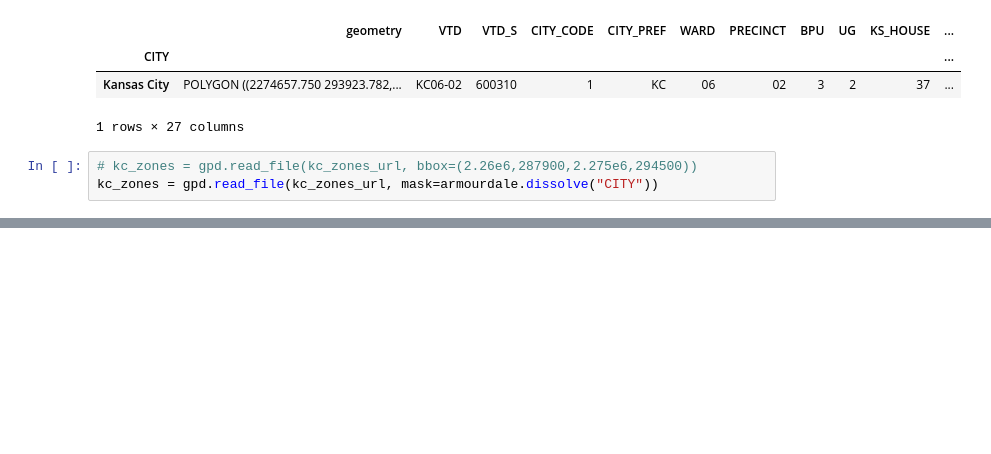
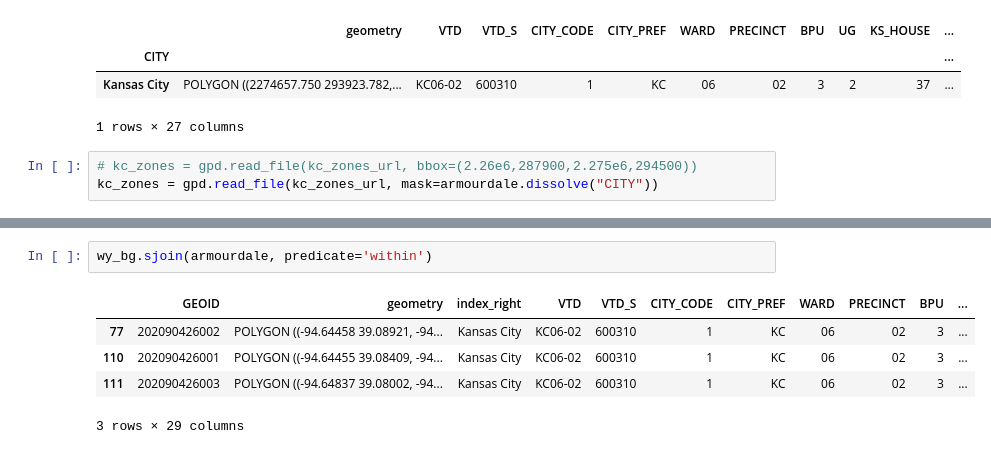
Before and after one commit to ucsusa/2024-kansas-city-analysis, a Jupyter notebook: notebooks/gis_notebooks/kc-zoning.ipynb, the cells around one changed output, grey strips where cells are left out. Cells and saved outputs as stored; diff of their text form; blank space fills up the shorter version.

```diff
--- a/notebooks/gis_notebooks/kc-zoning.ipynb
+++ b/notebooks/gis_notebooks/kc-zoning.ipynb
@@ -62,2 +72,10 @@ ax.set_axis_off()
+# %%
+wy_bg.sjoin(armourdale, predicate='within')
+# %% [output]
+|  | GEOID | geometry | index_right | VTD | VTD_S | CITY_CODE | CITY_PREF | WARD | PRECINCT | BPU | ... |
+| 77 | 202090426002 | POLYGON ((-94.64458 39.08921, -94... | Kansas City | KC06-02 | 600310 | 1 | KC | 06 | 02 | 3 | ... |
+| 110 | 202090426001 | POLYGON ((-94.64455 39.08409, -94... | Kansas City | KC06-02 | 600310 | 1 | KC | 06 | 02 | 3 | ... |
+| 111 | 202090426003 | POLYGON ((-94.64837 39.08002, -94... | Kansas City | KC06-02 | 600310 | 1 | KC | 06 | 02 | 3 | ... |
+3 rows × 29 columns
 # %%
 fig, ax = plt.subplots(figsize=(10,6))
```
Also changed, not shown: parts of 9 cells of this notebook, 7 other files.
